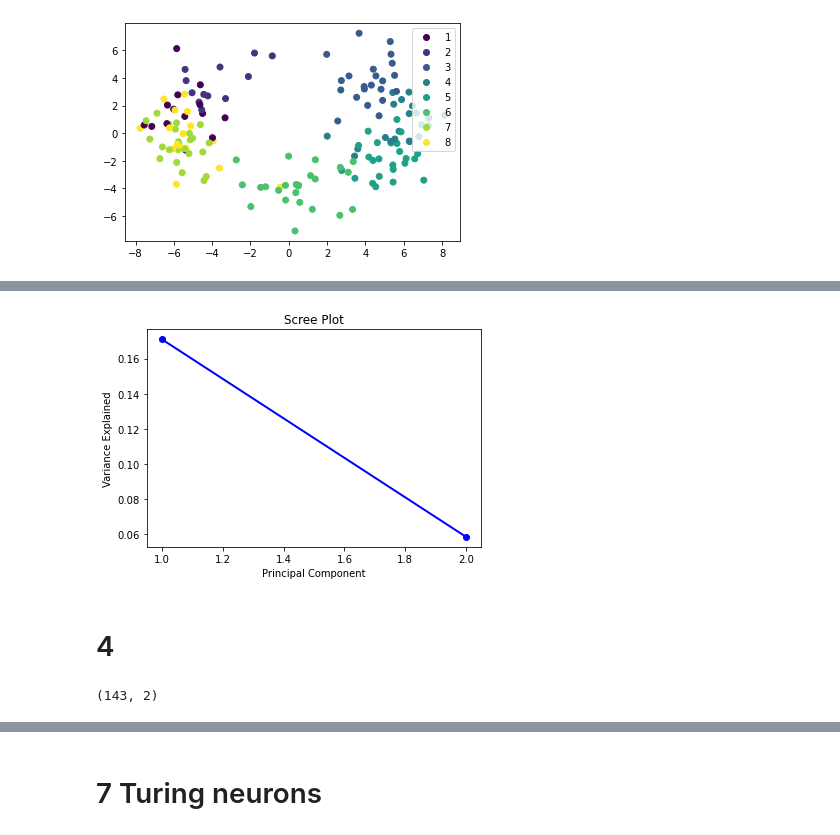
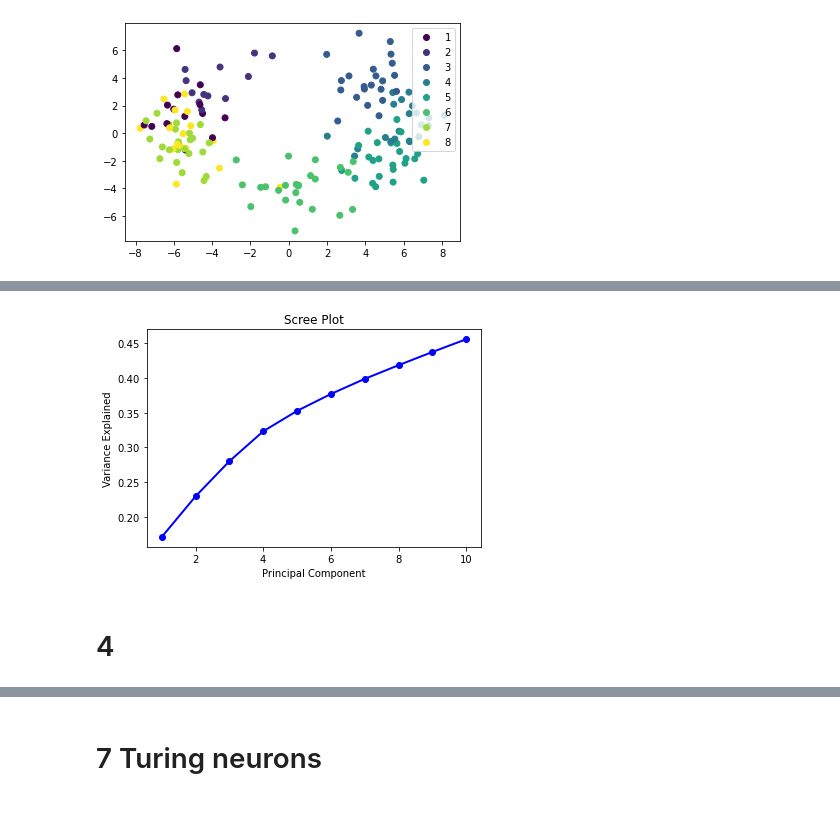
Before and after one commit to CONECT-INT/2022_CENTURI-SummerSchool, a Jupyter notebook: dev/dataset1_river.ipynb, the cells around one changed output, grey strips where cells are left out. Cells and saved outputs as stored; diff of their text form; code cells hidden in the pictures.

```diff
--- a/dev/dataset1_river.ipynb
+++ b/dev/dataset1_river.ipynb
@@ -115,14 +115,12 @@ scatter = plt.scatter(firing_rate[:,36], firing_rate[:,10], c = direction)
 # %% [markdown]
 # 3
 # %%
-
-# STANDARDIZATION before PCA
 from sklearn.preprocessing import StandardScaler
 from sklearn.decomposition import PCA
 
 data_norm = StandardScaler().fit_transform(firing_rate) #normlize
 
-pca = PCA(n_components = 2)
+pca = PCA(n_components = 10)
 data_pca = pca.fit_transform(data_norm)
 
 data_pca.shape
@@ -136,5 +135,6 @@ plt.legend(handles=scatter.legend_elements()[0], labels=classes, loc='upper righ
 <matplotlib.legend.Legend at 0x...>
 [figure]
 # %%
-pca.explained_variance_ratio_
+exp_var_pca = pca.explained_variance_ratio_
+exp_var_pca
 # %% [output]
@@ -141,0 +143,3 @@ array([0.17104218, 0.05861031])
+# %%
+cum_sum_eigenvalues = np.cumsum(exp_var_pca)
+cum_sum_eigenvalues
@@ -142,19 +159,11 @@ array([0.17104218, 0.05861031])
 # %%
 PC_values = np.arange(pca.n_components_) + 1
-plt.plot(PC_values, pca.explained_variance_ratio_, 'o-', linewidth=2, color='blue')
+plt.plot(PC_values, cum_sum_eigenvalues, 'o-', linewidth=2, color='blue')
 plt.title('Scree Plot')
 plt.xlabel('Principal Component')
 plt.ylabel('Variance Explained')
 plt.show()
 # %% [output]
-[figure, old version]
+[figure, new version]
 # %% [markdown]
 # 4
-# %%
-trial_based = StandardScaler().fit_transform(firing_rate.T)
-pca_2 = PCA(n_components = 2)
-data_pca_2 = pca.fit_transform(trial_based)
-
-data_pca_2.shape
-# %% [output]
-(143, 2)
```
Also changed, not shown: parts of 31 cells of this notebook.
